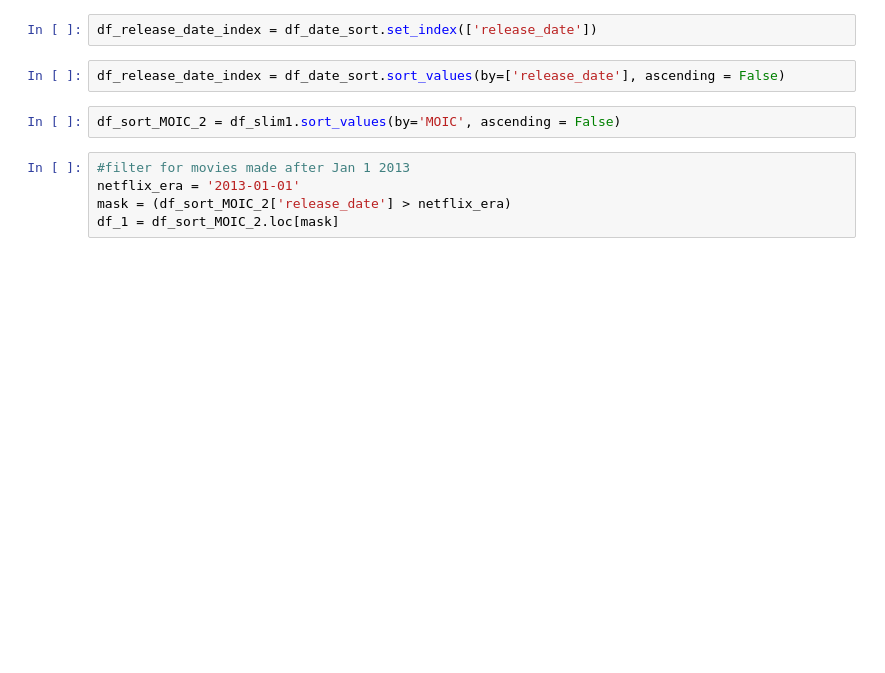
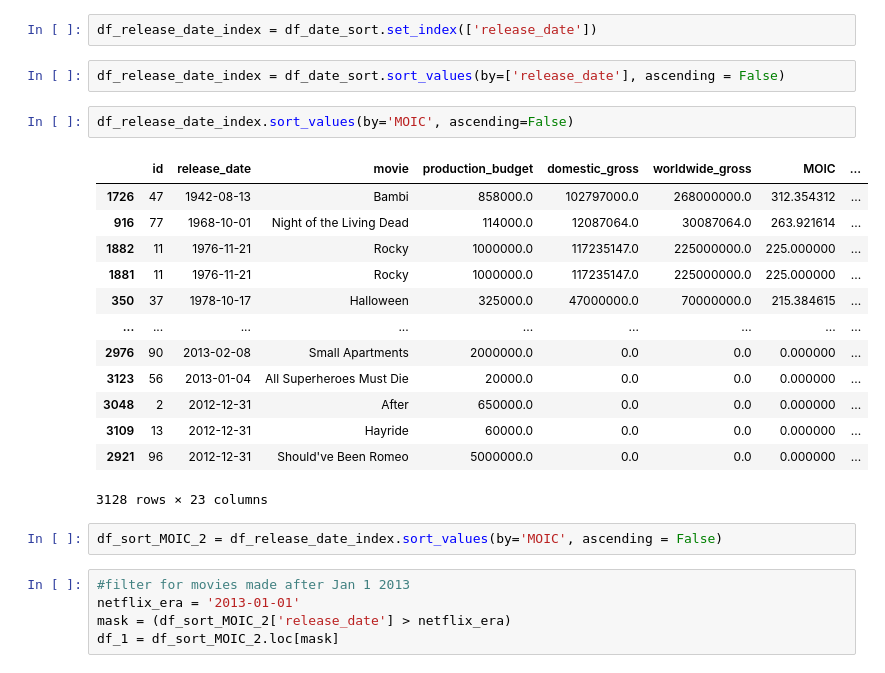
Before and after one commit to binhtd93/git_trial, a Jupyter notebook: exploring.ipynb, the cells around one changed output. Drawn from its saved outputs; the diff is of its cells as text; blank space fills up the shorter version.

```diff
--- a/exploring.ipynb
+++ b/exploring.ipynb
@@ -125,8 +125,24 @@ df_date_sort['release_date'] = pd.to_datetime(df_date_sort['release_date'])
 df_release_date_index = df_date_sort.set_index(['release_date'])
 # %%
 df_release_date_index = df_date_sort.sort_values(by=['release_date'], ascending = False)
+# %%
+df_release_date_index.sort_values(by='MOIC', ascending=False)
+# %% [output]
+|  | id | release_date | movie | production_budget | domestic_gross | worldwide_gross | MOIC | ... |
+| 1726 | 47 | 1942-08-13 | Bambi | 858000.0 | 102797000.0 | 268000000.0 | 312.354312 | ... |
+| 916 | 77 | 1968-10-01 | Night of the Living Dead | 114000.0 | 12087064.0 | 30087064.0 | 263.921614 | ... |
+| 1882 | 11 | 1976-11-21 | Rocky | 1000000.0 | 117235147.0 | 225000000.0 | 225.000000 | ... |
+| 1881 | 11 | 1976-11-21 | Rocky | 1000000.0 | 117235147.0 | 225000000.0 | 225.000000 | ... |
+| 350 | 37 | 1978-10-17 | Halloween | 325000.0 | 47000000.0 | 70000000.0 | 215.384615 | ... |
+| ... | ... | ... | ... | ... | ... | ... | ... | ... |
+| 2976 | 90 | 2013-02-08 | Small Apartments | 2000000.0 | 0.0 | 0.0 | 0.000000 | ... |
+| 3123 | 56 | 2013-01-04 | All Superheroes Must Die | 20000.0 | 0.0 | 0.0 | 0.000000 | ... |
+| 3048 | 2 | 2012-12-31 | After | 650000.0 | 0.0 | 0.0 | 0.000000 | ... |
+| 3109 | 13 | 2012-12-31 | Hayride | 60000.0 | 0.0 | 0.0 | 0.000000 | ... |
+| 2921 | 96 | 2012-12-31 | Should've Been Romeo | 5000000.0 | 0.0 | 0.0 | 0.000000 | ... |
+3128 rows × 23 columns
 # %%
-df_sort_MOIC_2 = df_slim1.sort_values(by='MOIC', ascending = False)
+df_sort_MOIC_2 = df_release_date_index.sort_values(by='MOIC', ascending = False)
 # %%
 #filter for movies made after Jan 1 2013
 netflix_era = '2013-01-01'
```
